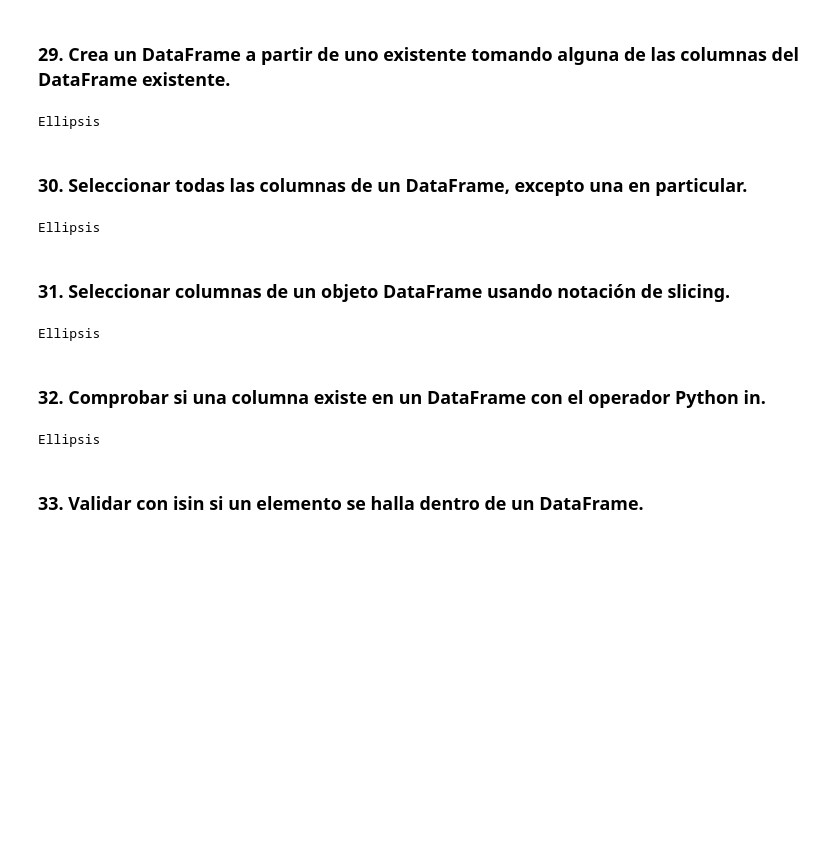
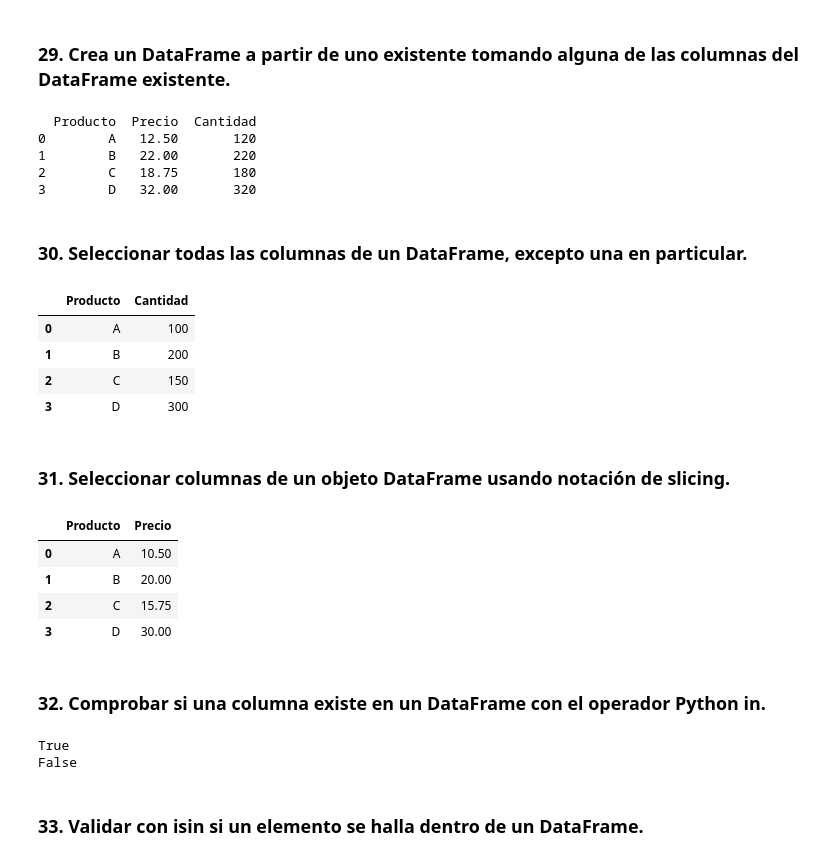
Before and after one commit to Manuel-Avecilla/PIA-MIA, a Jupyter notebook: pandas/Ejercicios_con_Dataframes_Pandas.ipynb, the cells around one changed output. Saved outputs shown, nothing was run; the diff lists cells and outputs as text; code cells hidden in the pictures; blank space fills up the shorter version.

```diff
--- a/pandas/Ejercicios_con_Dataframes_Pandas.ipynb
+++ b/pandas/Ejercicios_con_Dataframes_Pandas.ipynb
@@ -439,27 +485,71 @@ Ellipsis
 # %% [markdown]
 ### 29. Crea un DataFrame a partir de uno existente tomando alguna de las columnas del DataFrame existente.
 # %%
-...
+df_029_1 = pd.DataFrame({
+    'Producto': ['A', 'B', 'C', 'D'],
+    'Precio': [10.5, 20.0, 15.75, 30.0],
+    'Cantidad': [100, 200, 150, 300]
+})
+
+df_029_2 = pd.DataFrame({
+    'Producto': df_029_1['Producto'],
+    'Precio': [12.5, 22.0, 18.75, 32.0],
+    'Cantidad': [120, 220, 180, 320]
+})
+
+print(df_029_2)
 # %% [output]
-Ellipsis
+  Producto  Precio  Cantidad
+0        A   12.50       120
+1        B   22.00       220
+2        C   18.75       180
+3        D   32.00       320
 # %% [markdown]
 ### 30. Seleccionar todas las columnas de un DataFrame, excepto una en particular.
 # %%
-...
+df_030 = pd.DataFrame({
+    'Producto': ['A', 'B', 'C', 'D'],
+    'Precio': [10.5, 20.0, 15.75, 30.0],
+    'Cantidad': [100, 200, 150, 300]
+})
+
+df_030.loc[:, df_030.columns != 'Precio']
 # %% [output]
-Ellipsis
+|  | Producto | Cantidad |
+| 0 | A | 100 |
+| 1 | B | 200 |
+| 2 | C | 150 |
+| 3 | D | 300 |
 # %% [markdown]
 ### 31. Seleccionar columnas de un objeto DataFrame usando notación de slicing.
 # %%
-...
+df_031= pd.DataFrame({
+    'Producto': ['A', 'B', 'C', 'D'],
+    'Precio': [10.5, 20.0, 15.75, 30.0],
+    'Cantidad': [100, 200, 150, 300]
+})
+
+df_031.iloc[:, :2]
 # %% [output]
-Ellipsis
+|  | Producto | Precio |
+| 0 | A | 10.50 |
+| 1 | B | 20.00 |
+| 2 | C | 15.75 |
+| 3 | D | 30.00 |
 # %% [markdown]
 ### 32. Comprobar si una columna existe en un DataFrame con el operador Python in.
 # %%
-...
+df_032= pd.DataFrame({
+    'Producto': ['A', 'B', 'C', 'D'],
+    'Precio': [10.5, 20.0, 15.75, 30.0],
+    'Cantidad': [100, 200, 150, 300]
+})
+
+print('Precio' in df_032.columns)
+print('Descuento' in df_032.columns)
 # %% [output]
-Ellipsis
+True
+False
 # %% [markdown]
 ### 33. Validar con isin si un elemento se halla dentro de un DataFrame.
 # %%
```
Also changed, not shown: parts of 14 cells of this notebook.
